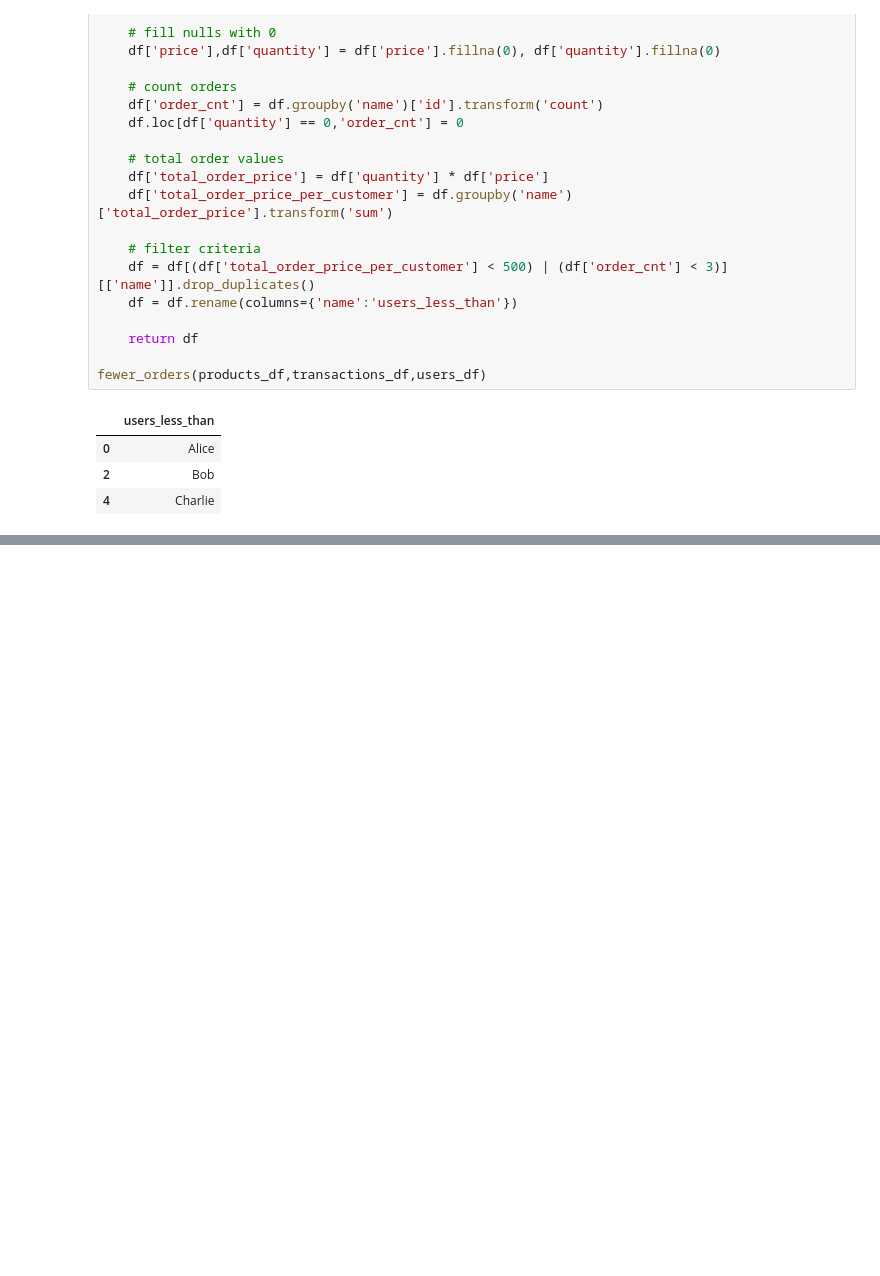
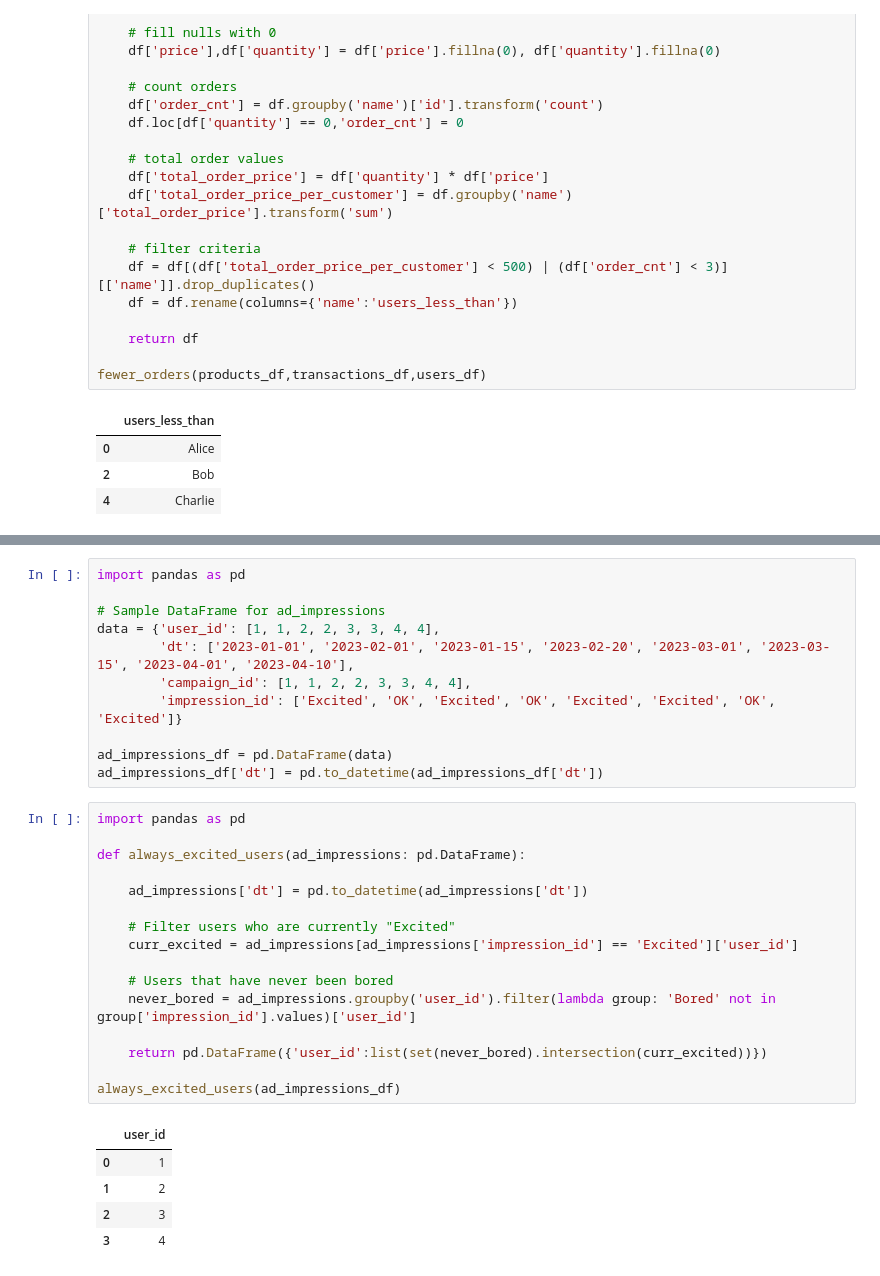
Before and after one commit to TheResearchLab/Practice, a Jupyter notebook: Python Problems/Daily Python Practice.ipynb, the cells around one changed output, grey strips where cells are left out. Drawn from its saved outputs; the diff is of its cells as text; blank space fills up the shorter version.

Commit message:
practice: return users that are currently excited and have never been bored

```diff
--- a/Python Problems/Daily Python Practice.ipynb
+++ b/Python Problems/Daily Python Practice.ipynb
@@ -609,0 +616,33 @@ fewer_orders(products_df,transactions_df,users_df)
+# %%
+import pandas as pd
+
+# Sample DataFrame for ad_impressions
+data = {'user_id': [1, 1, 2, 2, 3, 3, 4, 4],
+        'dt': ['2023-01-01', '2023-02-01', '2023-01-15', '2023-02-20', '2023-03-01', '2023-03-15', '2023-04-01', '2023-04-10'],
+        'campaign_id': [1, 1, 2, 2, 3, 3, 4, 4],
+        'impression_id': ['Excited', 'OK', 'Excited', 'OK', 'Excited', 'Excited', 'OK', 'Excited']}
+
+ad_impressions_df = pd.DataFrame(data)
+ad_impressions_df['dt'] = pd.to_datetime(ad_impressions_df['dt'])
+# %%
+import pandas as pd
+
+def always_excited_users(ad_impressions: pd.DataFrame):
+
+    ad_impressions['dt'] = pd.to_datetime(ad_impressions['dt'])
+
+    # Filter users who are currently "Excited"
+    curr_excited = ad_impressions[ad_impressions['impression_id'] == 'Excited']['user_id']
+
+    # Users that have never been bored
+    never_bored = ad_impressions.groupby('user_id').filter(lambda group: 'Bored' not in group['impression_id'].values)['user_id']
+
+    return pd.DataFrame({'user_id':list(set(never_bored).intersection(curr_excited))})
+
+always_excited_users(ad_impressions_df)
+# %% [output]
+|  | user_id |
+| 0 | 1 |
+| 1 | 2 |
+| 2 | 3 |
+| 3 | 4 |
```
Also changed, not shown: parts of 1 cell of this notebook.
